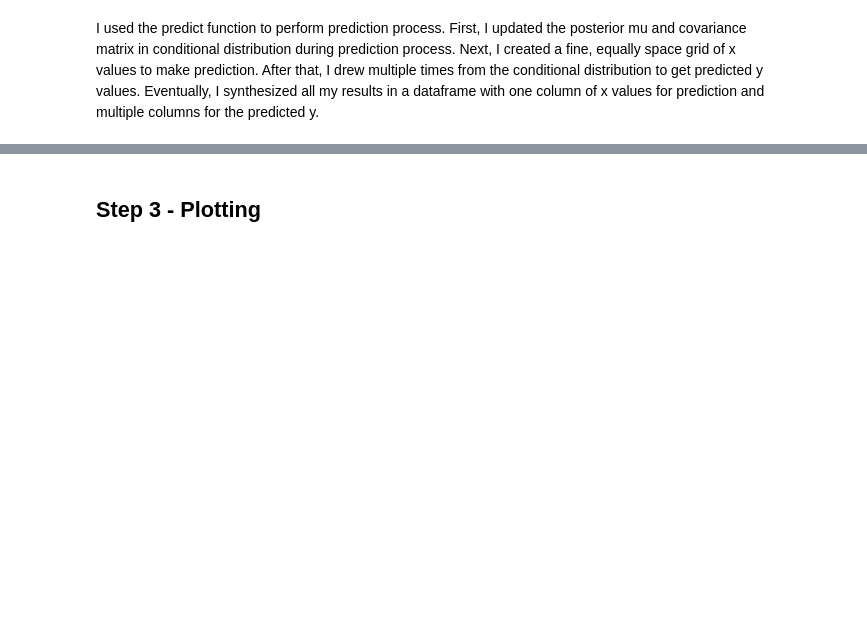
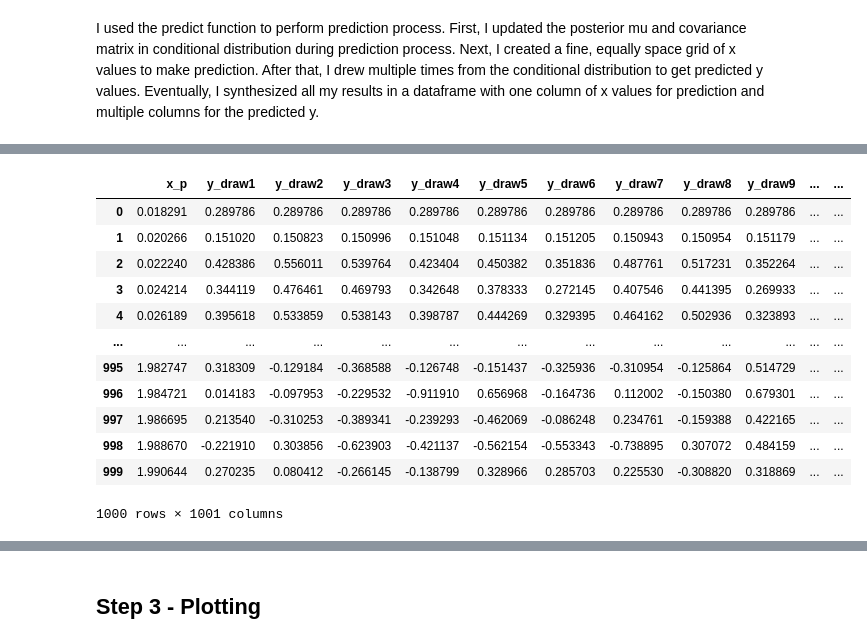
Before and after one commit to congjun-huang/Gaussian-Process-Regression, a Jupyter notebook: GPR/Gaussian_Process_Regression.ipynb, the cells around one changed output, grey strips where cells are left out. Cells and saved outputs as stored; diff of their text form; code cells hidden in the pictures; blank space fills up the shorter version.

```diff
--- a/GPR/Gaussian_Process_Regression.ipynb
+++ b/GPR/Gaussian_Process_Regression.ipynb
@@ -194,0 +211,16 @@ pred3 = predict(d3, theta3, np.linspace(np.min(d3['x']), np.max(d3['x']), 1000),
+# %%
+pred2
+# %% [output]
+|  | x_p | y_draw1 | y_draw2 | y_draw3 | y_draw4 | y_draw5 | y_draw6 | y_draw7 | y_draw8 | y_draw9 | ... | ... |
+| 0 | 0.018291 | 0.289786 | 0.289786 | 0.289786 | 0.289786 | 0.289786 | 0.289786 | 0.289786 | 0.289786 | 0.289786 | ... | ... |
+| 1 | 0.020266 | 0.151020 | 0.150823 | 0.150996 | 0.151048 | 0.151134 | 0.151205 | 0.150943 | 0.150954 | 0.151179 | ... | ... |
+| 2 | 0.022240 | 0.428386 | 0.556011 | 0.539764 | 0.423404 | 0.450382 | 0.351836 | 0.487761 | 0.517231 | 0.352264 | ... | ... |
+| 3 | 0.024214 | 0.344119 | 0.476461 | 0.469793 | 0.342648 | 0.378333 | 0.272145 | 0.407546 | 0.441395 | 0.269933 | ... | ... |
+| 4 | 0.026189 | 0.395618 | 0.533859 | 0.538143 | 0.398787 | 0.444269 | 0.329395 | 0.464162 | 0.502936 | 0.323893 | ... | ... |
+| ... | ... | ... | ... | ... | ... | ... | ... | ... | ... | ... | ... | ... |
+| 995 | 1.982747 | 0.318309 | -0.129184 | -0.368588 | -0.126748 | -0.151437 | -0.325936 | -0.310954 | -0.125864 | 0.514729 | ... | ... |
+| 996 | 1.984721 | 0.014183 | -0.097953 | -0.229532 | -0.911910 | 0.656968 | -0.164736 | 0.112002 | -0.150380 | 0.679301 | ... | ... |
+| 997 | 1.986695 | 0.213540 | -0.310253 | -0.389341 | -0.239293 | -0.462069 | -0.086248 | 0.234761 | -0.159388 | 0.422165 | ... | ... |
+| 998 | 1.988670 | -0.221910 | 0.303856 | -0.623903 | -0.421137 | -0.562154 | -0.553343 | -0.738895 | 0.307072 | 0.484159 | ... | ... |
+| 999 | 1.990644 | 0.270235 | 0.080412 | -0.266145 | -0.138799 | 0.328966 | 0.285703 | 0.225530 | -0.308820 | 0.318869 | ... | ... |
+1000 rows × 1001 columns
```
Also changed, not shown: parts of 2 cells of this notebook.
